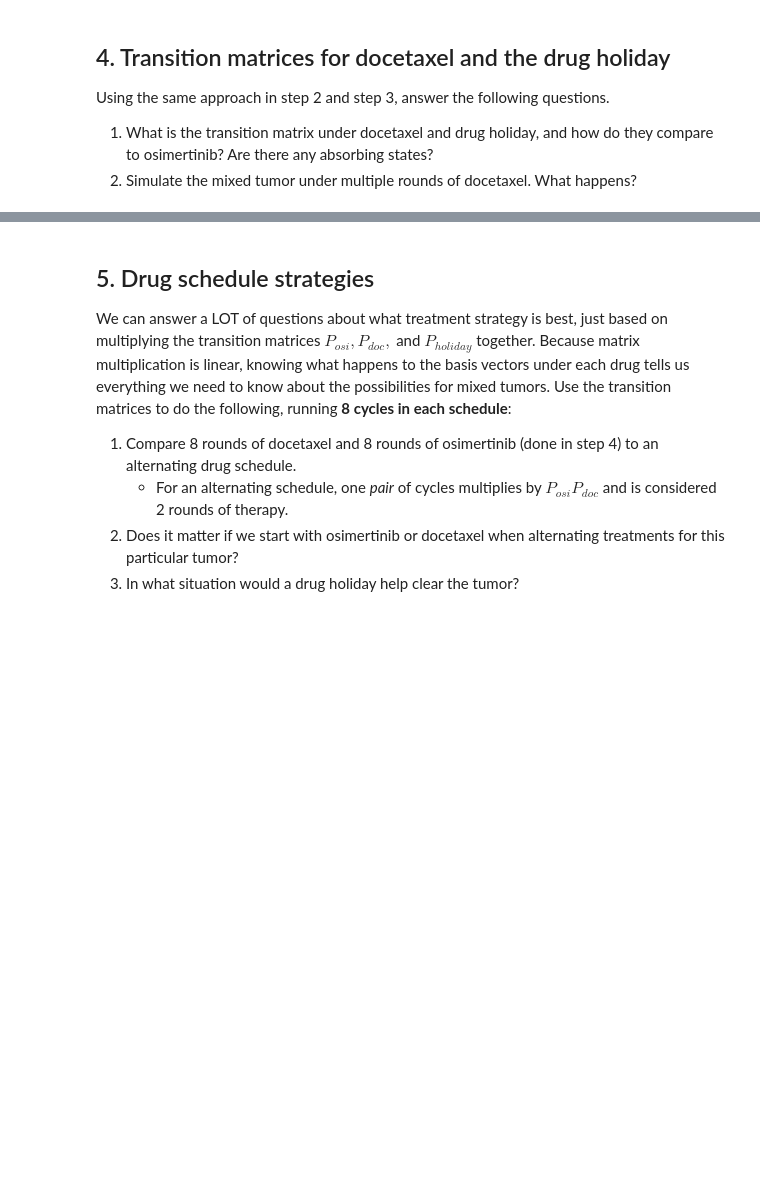
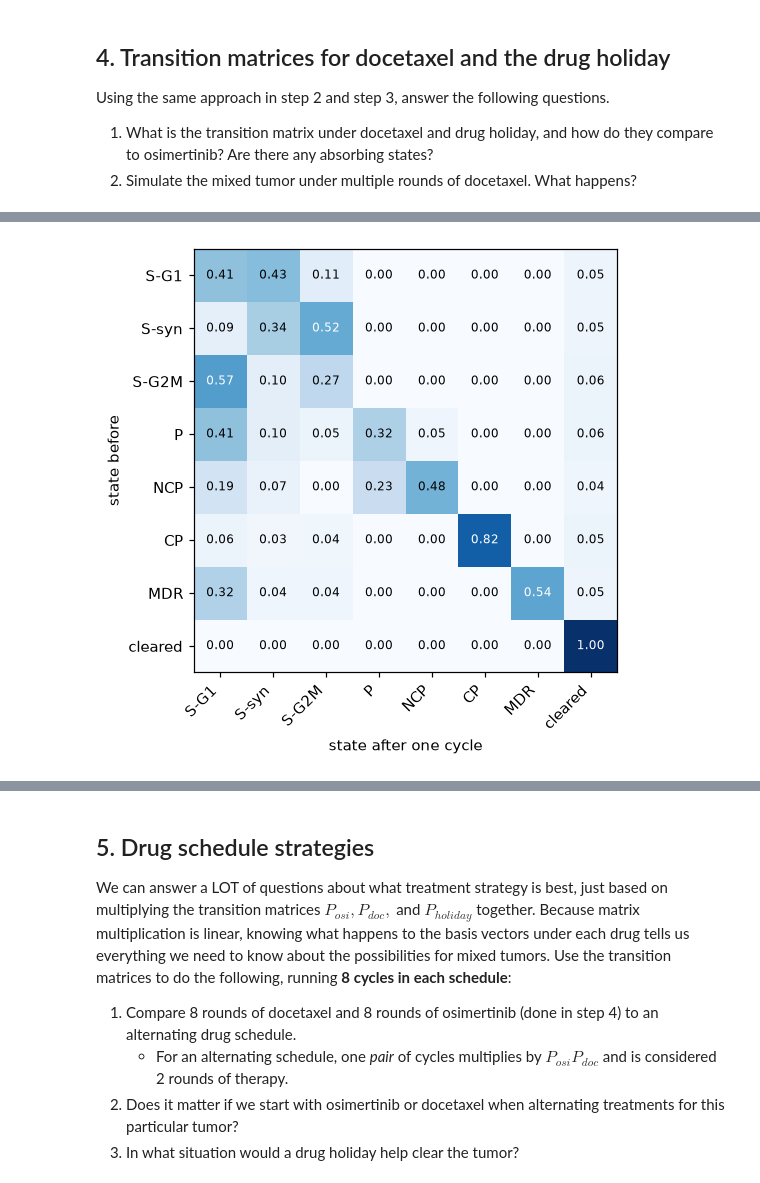
Before and after one commit to Derek9132-uyz/DS5030-lab-9, a Jupyter notebook: Lab09_markov_chain.ipynb, the cells around one changed output, grey strips where cells are left out. Saved outputs shown, nothing was run; the diff lists cells and outputs as text; code cells hidden in the pictures; blank space fills up the shorter version.

```diff
--- a/Lab09_markov_chain.ipynb
+++ b/Lab09_markov_chain.ipynb
@@ -249,0 +440,4 @@ P_holiday = ...   # TODO
+# %%
+show_matrix(P_holiday)
+# %% [output]
+[figure, added]
```
Also changed, not shown: parts of 48 cells of this notebook, 1 other file.
